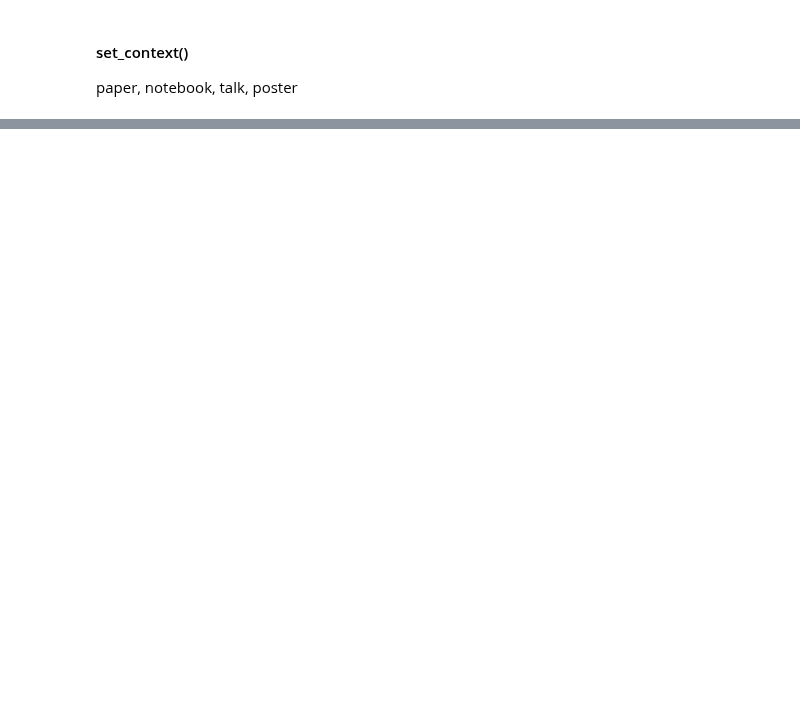
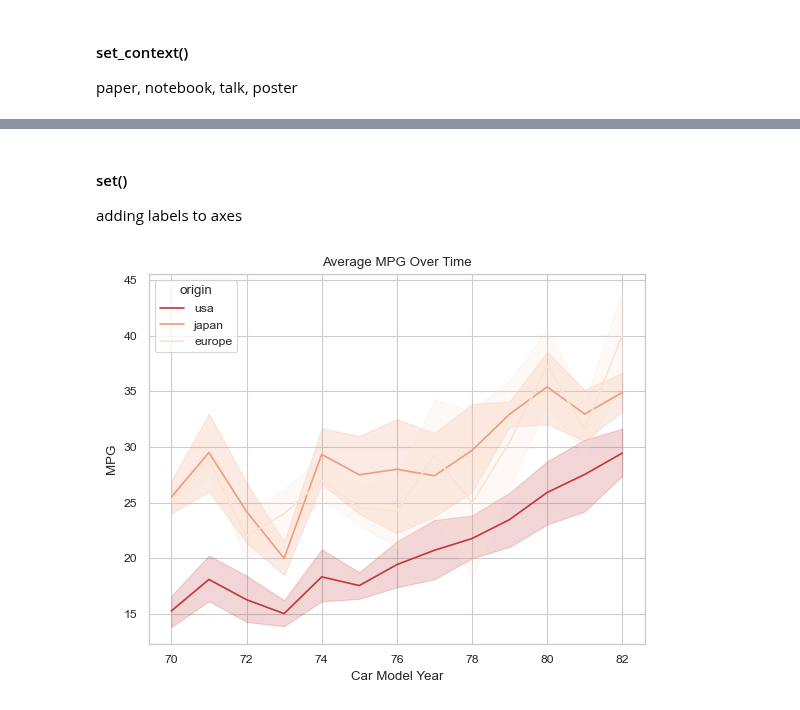
Before and after one commit to SyedaAnoosha/Data-Science-with-Python, a Jupyter notebook: Data Visualization Python/Seaborn/Datasets explored.ipynb, the cells around one changed output, grey strips where cells are left out. Saved outputs shown, nothing was run; the diff lists cells and outputs as text; code cells hidden in the pictures; blank space fills up the shorter version.

```diff
--- a/Data Visualization Python/Seaborn/Datasets explored.ipynb
+++ b/Data Visualization Python/Seaborn/Datasets explored.ipynb
@@ -118,0 +128,13 @@ plt.show()
+# %% [markdown]
+#### set()
+
+adding labels to axes
+# %%
+g = sns.lineplot(x="model_year", y="mpg", data=mpg,hue="origin")
+
+g.set_title("Average MPG Over Time")
+g.set(xlabel="Car Model Year", ylabel="MPG")
+
+plt.show()
+# %% [output]
+[figure, added]
```
Also changed, not shown: parts of 13 cells of this notebook.
